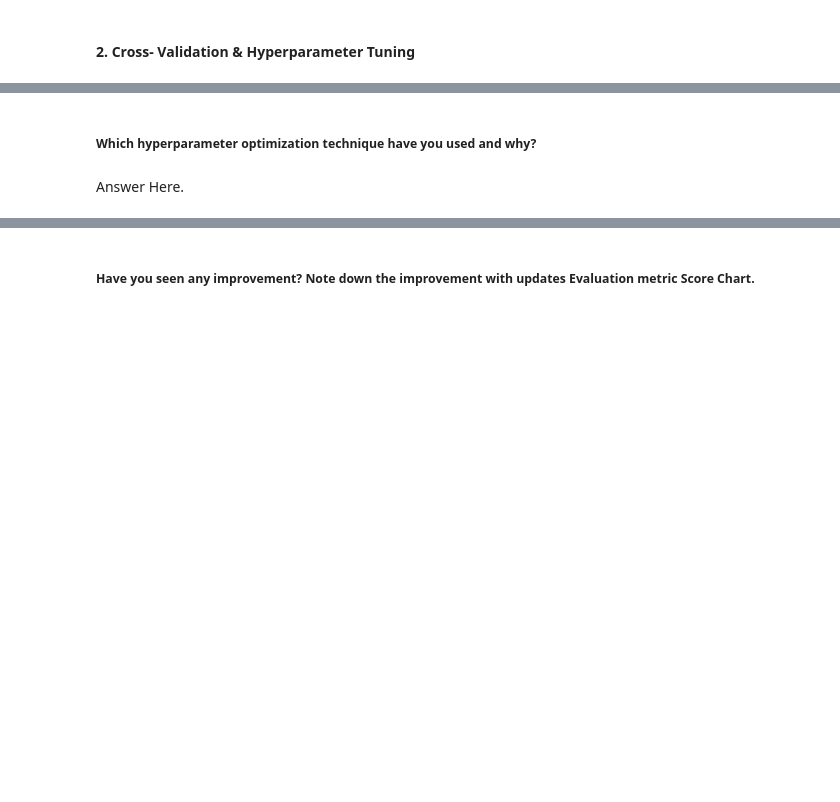
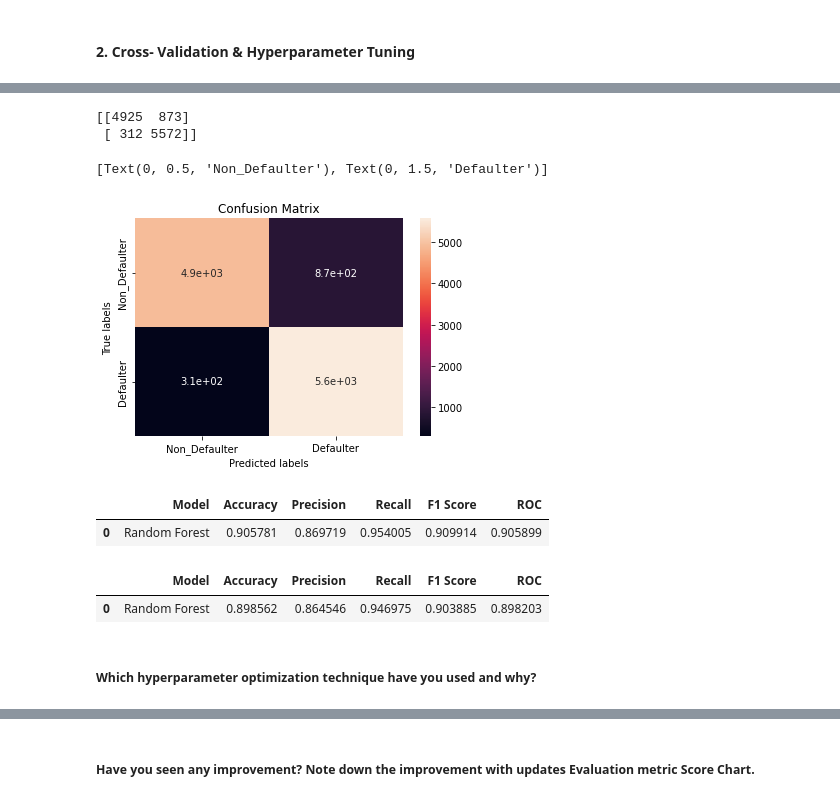
Before and after one commit to dileep-rawat/Capstone_Project_3-Credit_Card_default_Prediction, a Jupyter notebook: Credit_Card_Default_Prediction_Capstone_Project.ipynb, the cells around one changed output, grey strips where cells are left out. Drawn from its saved outputs; the diff is of its cells as text; code cells hidden in the pictures; blank space fills up the shorter version.

```diff
--- a/Credit_Card_Default_Prediction_Capstone_Project.ipynb
+++ b/Credit_Card_Default_Prediction_Capstone_Project.ipynb
@@ -1317,4 +1483,49 @@ rf_regressor.fit(X_train,y_train)
+# %%
+# Get the confusion matrix test
+
+labels = ['Non_Defaulter', 'Defaulter']
+cm = confusion_matrix(y_test, test_class_preds)
+print(cm)
+
+ax= plt.subplot()
+sns.heatmap(cm, annot=True, ax = ax) #annot=True to annotate cells
+
+# labels, title and ticks
+ax.set_xlabel('Predicted labels')
+ax.set_ylabel('True labels')
+ax.set_title('Confusion Matrix')
+ax.xaxis.set_ticklabels(labels)
+ax.yaxis.set_ticklabels(labels)
+# %% [output]
+[[4925  873]
+ [ 312 5572]]
+[Text(0, 0.5, 'Non_Defaulter'), Text(0, 1.5, 'Defaulter')]
+[figure, added]
+# %%
+rf_train_roc=roc_auc_score(y_train, train_class_preds)
+rf_train_acc = accuracy_score(y_train, train_class_preds)
+rf_train_prec = precision_score(y_train, train_class_preds)
+rf_train_rec = recall_score(y_train, train_class_preds)
+rf_train_f1 = f1_score(y_train, train_class_preds)
+
+results = pd.DataFrame([['Random Forest', rf_train_acc,rf_train_prec,rf_train_rec, rf_train_f1,rf_train_roc]],
+               columns = ['Model', 'Accuracy', 'Precision', 'Recall', 'F1 Score','ROC'])
+results
+# %% [output]
+|  | Model | Accuracy | Precision | Recall | F1 Score | ROC |
+| 0 | Random Forest | 0.905781 | 0.869719 | 0.954005 | 0.909914 | 0.905899 |
+# %%
+rf_test_roc=roc_auc_score(y_test, test_class_preds)
+rf_test_acc = accuracy_score(y_test, test_class_preds)
+rf_test_prec = precision_score(y_test, test_class_preds)
+rf_test_rec = recall_score(y_test, test_class_preds)
+rf_test_f1 = f1_score(y_test, test_class_preds)
+
+results = pd.DataFrame([['Random Forest', rf_test_acc,rf_test_prec,rf_test_rec, rf_test_f1,rf_test_roc]],
+               columns = ['Model', 'Accuracy', 'Precision', 'Recall', 'F1 Score','ROC'])
+results
+# %% [output]
+|  | Model | Accuracy | Precision | Recall | F1 Score | ROC |
+| 0 | Random Forest | 0.898562 | 0.864546 | 0.946975 | 0.903885 | 0.898203 |
 # %% [markdown]
 ##### Which hyperparameter optimization technique have you used and why?
-# %% [markdown]
-Answer Here.
```
Also changed, not shown: parts of 97 cells of this notebook.
